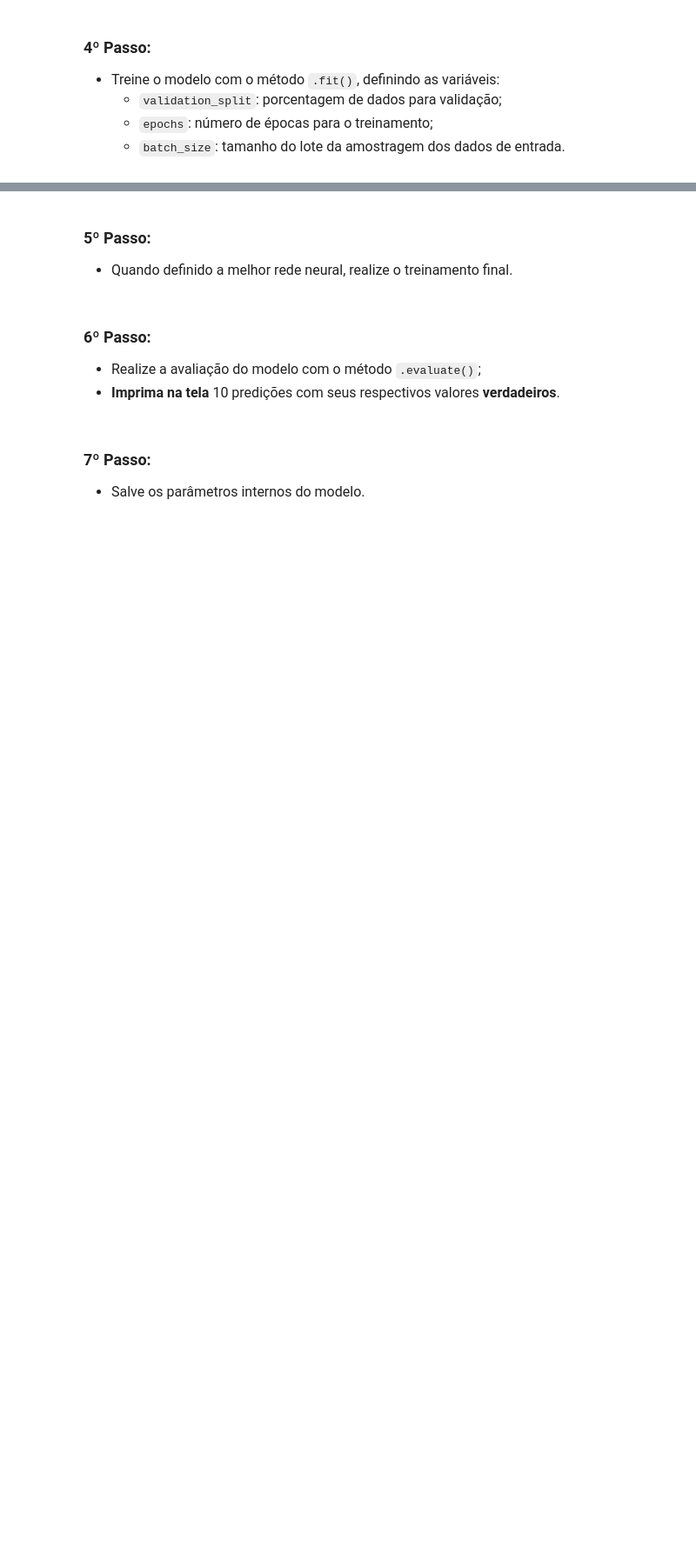
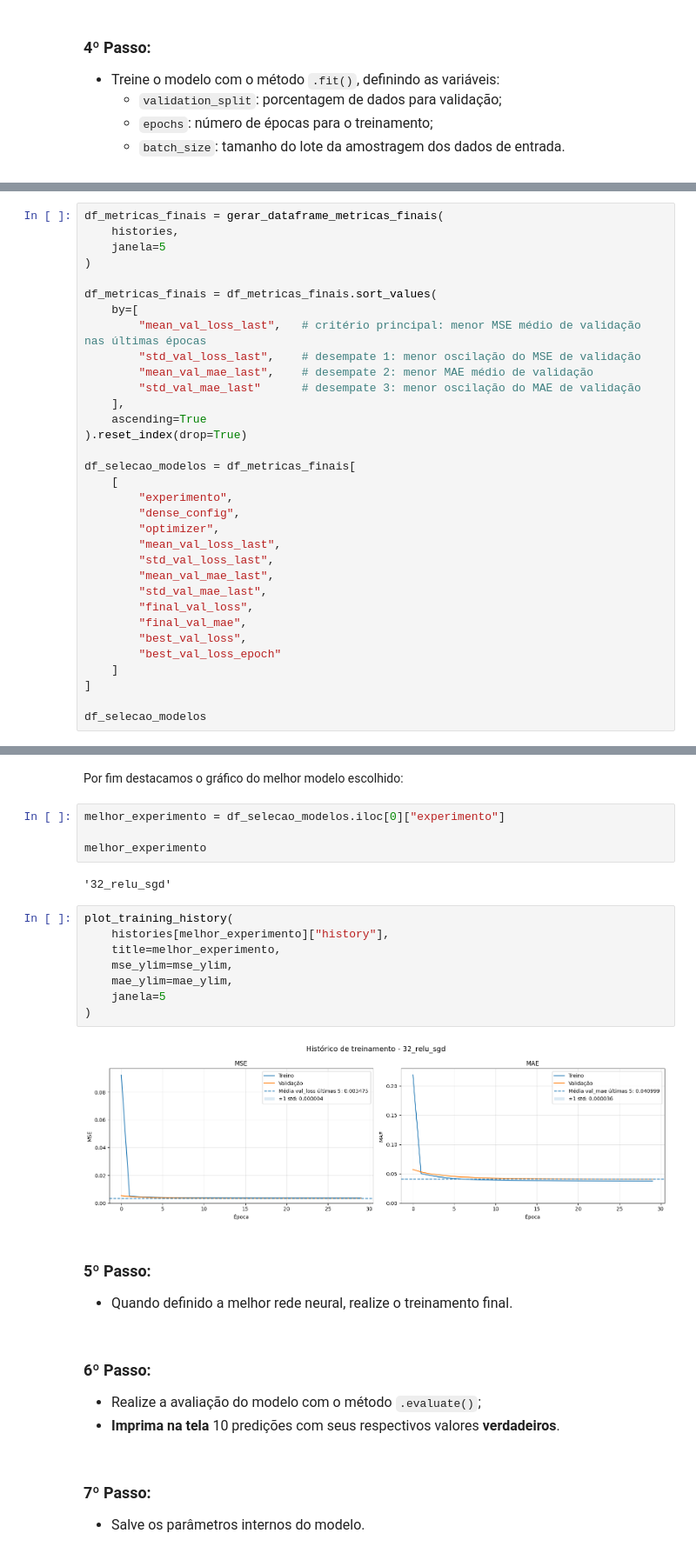
Before and after one commit to gilcesarf/imd1107-202601, a Jupyter notebook: 3-unidade/atividade1.ipynb, the cells around one changed output, grey strips where cells are left out. Shown at 87% size. Saved outputs shown, nothing was run; the diff lists cells and outputs as text; blank space fills up the shorter version.

Commit message:
Finaliza parte 4 da atividade

```diff
--- a/3-unidade/atividade1.ipynb
+++ b/3-unidade/atividade1.ipynb
@@ -638,0 +1038,33 @@ Assim, a escolha entre as duas abordagens depende do objetivo do modelo e das ca
+# %%
+df_metricas_finais = gerar_dataframe_metricas_finais(
+    histories,
+    janela=5
+)
+
+df_metricas_finais = df_metricas_finais.sort_values(
+    by=[
+        "mean_val_loss_last",   # critério principal: menor MSE médio de validação nas últimas épocas
+        "std_val_loss_last",    # desempate 1: menor oscilação do MSE de validação
+        "mean_val_mae_last",    # desempate 2: menor MAE médio de validação
+        "std_val_mae_last"      # desempate 3: menor oscilação do MAE de validação
+    ],
+    ascending=True
+).reset_index(drop=True)
+
+df_selecao_modelos = df_metricas_finais[
+    [
+        "experimento",
+        "dense_config",
+        "optimizer",
+        "mean_val_loss_last",
+        "std_val_loss_last",
+        "mean_val_mae_last",
+        "std_val_mae_last",
+        "final_val_loss",
+        "final_val_mae",
+        "best_val_loss",
+        "best_val_loss_epoch"
+    ]
+]
+
+df_selecao_modelos
@@ -639,3 +1085,21 @@ Assim, a escolha entre as duas abordagens depende do objetivo do modelo e das ca
+# %% [markdown]
+Por fim destacamos o gráfico do melhor modelo escolhido:
+# %%
+melhor_experimento = df_selecao_modelos.iloc[0]["experimento"]
+
+melhor_experimento
+# %% [output]
+'32_relu_sgd'
+# %%
+plot_training_history(
+    histories[melhor_experimento]["history"],
+    title=melhor_experimento,
+    mse_ylim=mse_ylim,
+    mae_ylim=mae_ylim,
+    janela=5
+)
+# %% [output]
+[figure, added]
 # %% [markdown]
 ### **5º Passo:**
 <font size=3>
```
Also changed, not shown: parts of 27 cells of this notebook.
